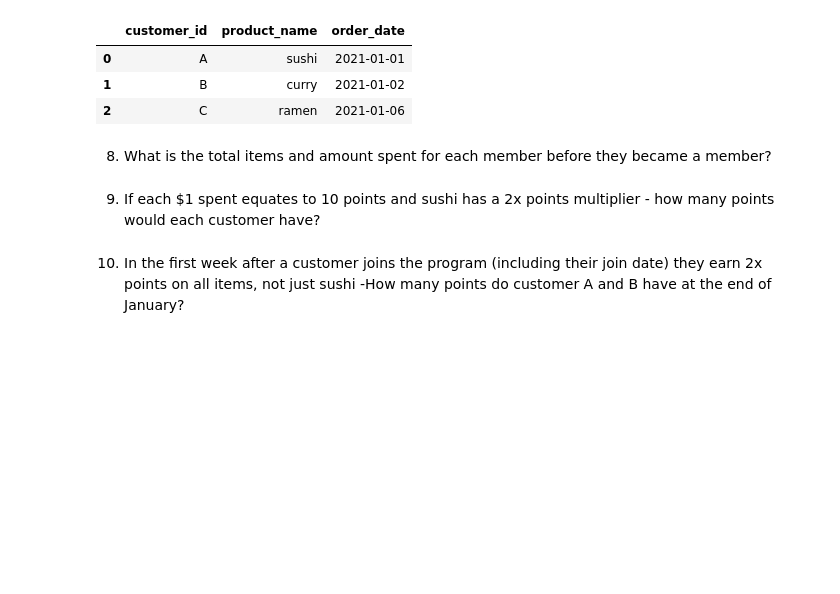
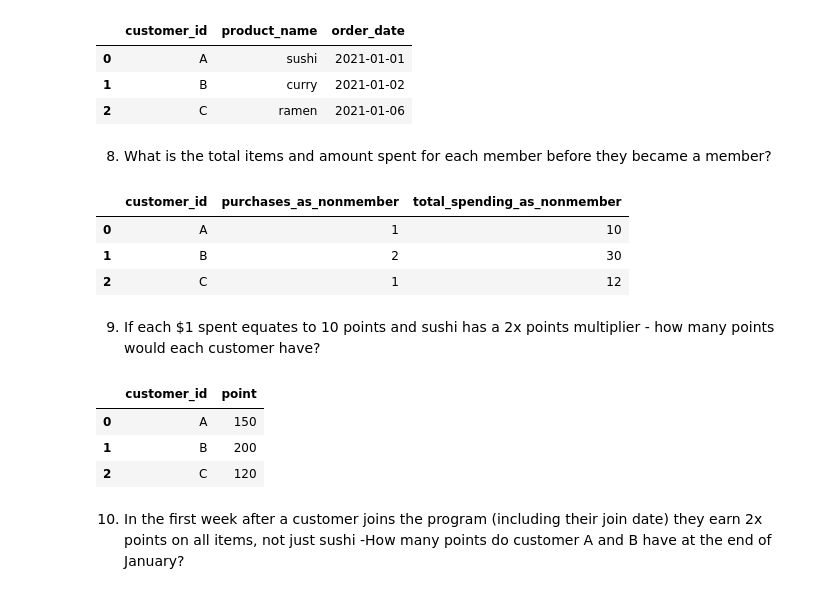
Before and after one commit to sdman135/DataBase-building-and-SQL-query-practice, a Jupyter notebook: Sqlite3-Exercise 2.ipynb, the cells around one changed output. Saved outputs shown, nothing was run; the diff lists cells and outputs as text; code cells hidden in the pictures; blank space fills up the shorter version.

```diff
--- a/Sqlite3-Exercise 2.ipynb
+++ b/Sqlite3-Exercise 2.ipynb
@@ -524,7 +524,48 @@ first_purchase_before_membership
 | 2 | C | ramen | 2021-01-06 |
 # %% [markdown]
 8) What is the total items and amount spent for each member before they became a member?
+# %%
+total_items_and_amount_spent_before_membership = pd.read_sql_query("""
+                                                                      select s.customer_id, count(s.product_id) purchases_as_nonmember, sum(m.price) total_spending_as_nonmember
+                                                                      from sales s
+                                                                      inner join menu m
+                                                                          on s.product_id = m.product_id
+                                                                      inner join members me
+                                                                          on s.customer_id = me.customer_id
+                                                                      where s.order_date < me.join_date
+                                                                      group by s.customer_id
+                                                                      """,conn)
+
+total_items_and_amount_spent_before_membership
+# %% [output]
+|  | customer_id | purchases_as_nonmember | total_spending_as_nonmember |
+| 0 | A | 1 | 10 |
+| 1 | B | 2 | 30 |
+| 2 | C | 1 | 12 |
 # %% [markdown]
 9) If each $1 spent equates to 10 points and sushi has a 2x points multiplier - how many points would each customer have?
+# %%
+total_reward_points = pd.read_sql_query("""
+                                           select s.customer_id,
+                                               case
+                                                   when s.product_id = 1 THEN 200
+                                                   when s.product_id = 2 THEN 150
+                                                   when s.product_id = 3 THEN 120
+                                               end as point
+                                           from sales s
+                                           inner join menu m
+                                               on s.product_id = m.product_id
+                                           inner join members me
+                                               on s.customer_id = me.customer_id
+                                           where s.order_date >= me.join_date
+                                           group by s.customer_id
+                                           """,conn)
+
+total_reward_points
+# %% [output]
+|  | customer_id | point |
+| 0 | A | 150 |
+| 1 | B | 200 |
+| 2 | C | 120 |
 # %% [markdown]
 10) In the first week after a customer joins the program (including their join date) they earn 2x points on all items, not just sushi -How many points do customer A and B have at the end of January?
```
